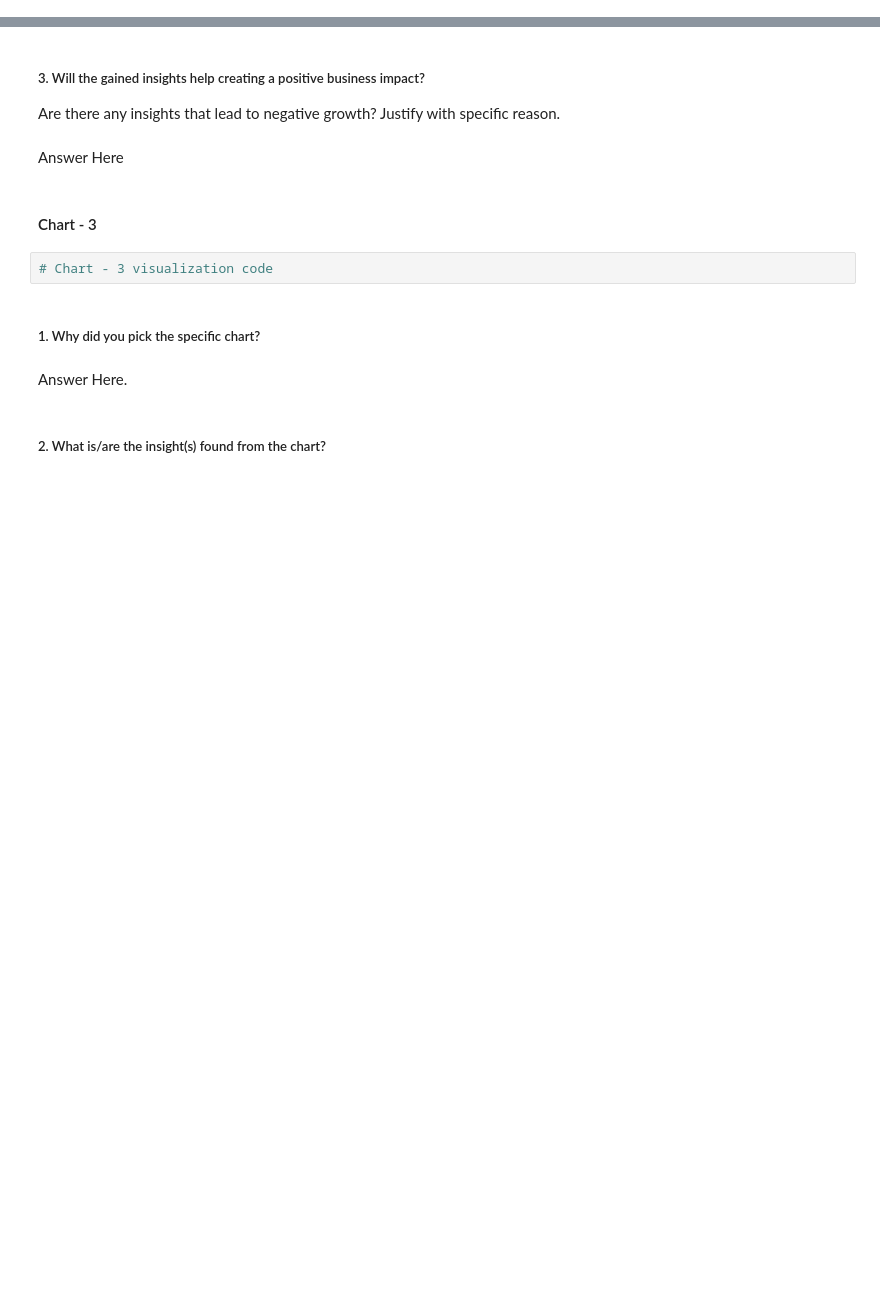
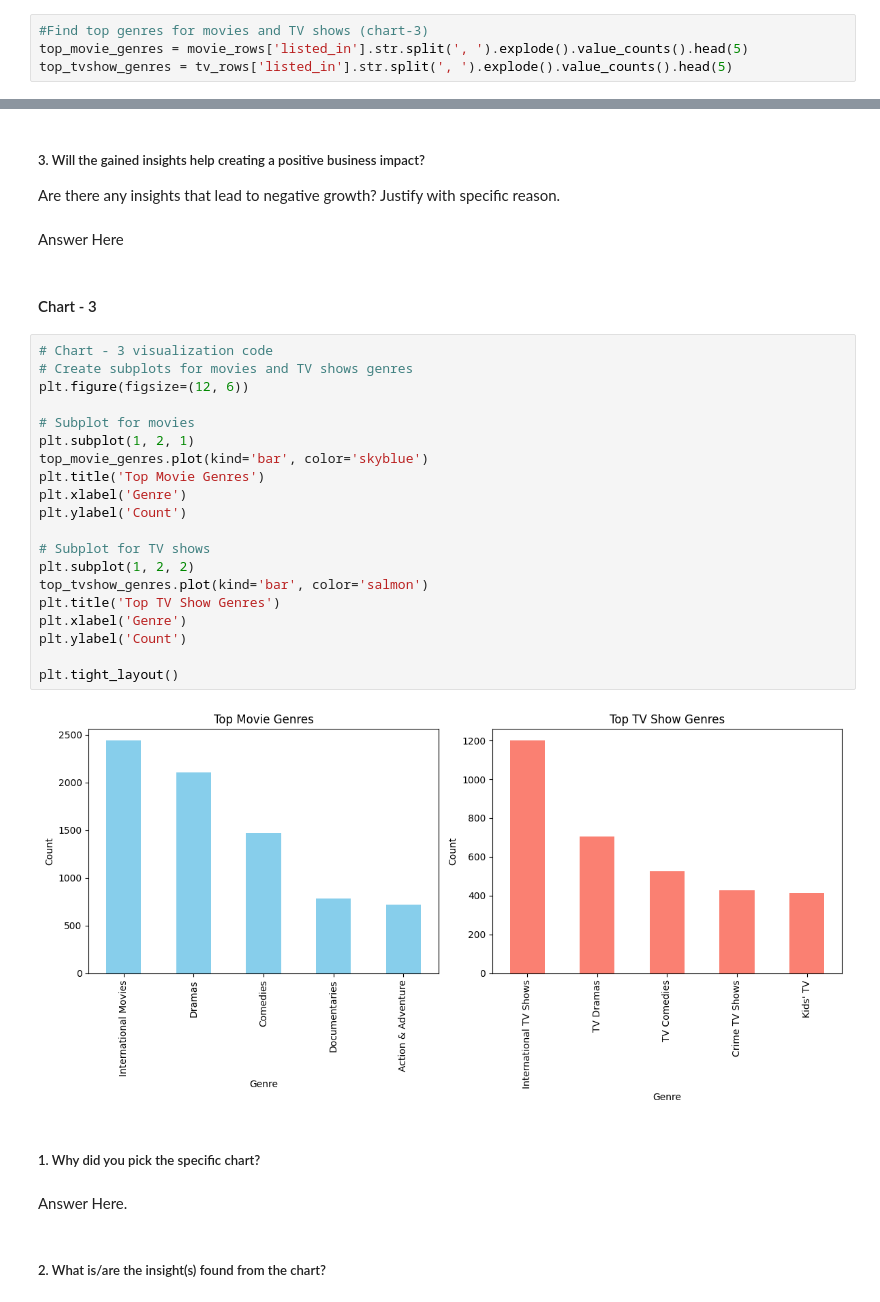
Before and after one commit to DeepanshuThakur06/Netflix_movies_and_TV-shows_clustering, a Jupyter notebook: Netflix_Movies_and_TV_Shows_Clustering.ipynb, the cells around one changed output, grey strips where cells are left out. Cells and saved outputs as stored; diff of their text form; blank space fills up the shorter version.

```diff
--- a/Netflix_Movies_and_TV_Shows_Clustering.ipynb
+++ b/Netflix_Movies_and_TV_Shows_Clustering.ipynb
@@ -255,0 +260,4 @@ top10_producer_country = df.country.value_counts().sort_values(ascending=False).
+# %%
+#Find top genres for movies and TV shows (chart-3)
+top_movie_genres = movie_rows['listed_in'].str.split(', ').explode().value_counts().head(5)
+top_tvshow_genres = tv_rows['listed_in'].str.split(', ').explode().value_counts().head(5)
@@ -295,8 +334,28 @@ Are there any insights that lead to negative growth? Justify with specific reaso
 Answer Here
 # %% [markdown]
 #### Chart - 3
-# %%
-# Chart - 3 visualization code
+# %%
+# Chart - 3 visualization code
+# Create subplots for movies and TV shows genres
+plt.figure(figsize=(12, 6))
+
+# Subplot for movies
+plt.subplot(1, 2, 1)
+top_movie_genres.plot(kind='bar', color='skyblue')
+plt.title('Top Movie Genres')
+plt.xlabel('Genre')
+plt.ylabel('Count')
+
+# Subplot for TV shows
+plt.subplot(1, 2, 2)
+top_tvshow_genres.plot(kind='bar', color='salmon')
+plt.title('Top TV Show Genres')
+plt.xlabel('Genre')
+plt.ylabel('Count')
+
+plt.tight_layout()
+# %% [output]
+[figure, added]
 # %% [markdown]
 ##### 1. Why did you pick the specific chart?
 # %% [markdown]
```
Also changed, not shown: parts of 11 cells of this notebook.
